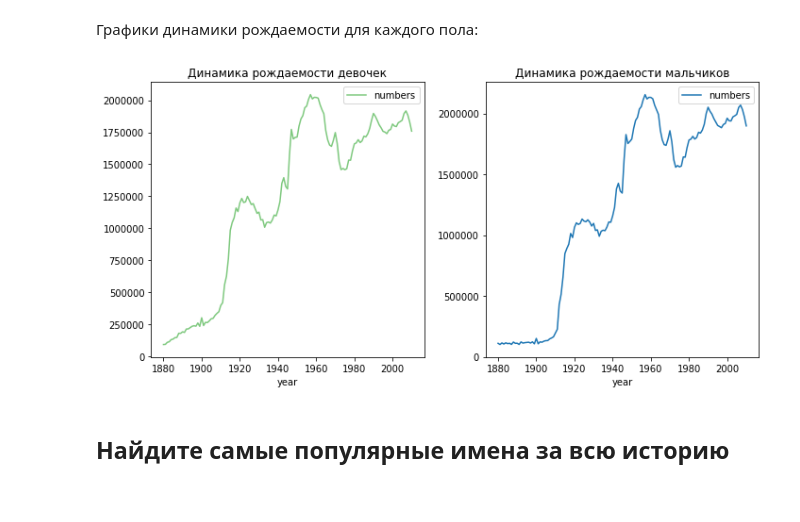
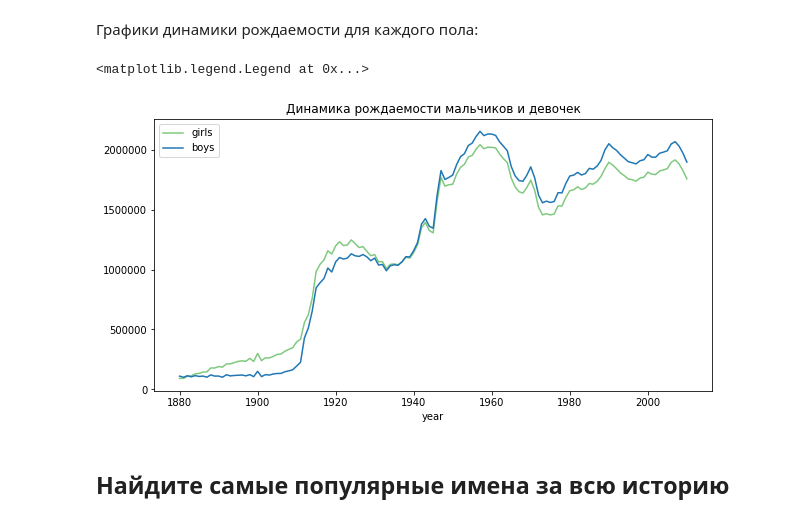
Before and after one commit to andrepopoff/BigData, a Jupyter notebook: homework 2/part1.ipynb, the cells around one changed output. Cells and saved outputs as stored; diff of their text form; code cells hidden in the pictures.

```diff
--- a/homework 2/part1.ipynb
+++ b/homework 2/part1.ipynb
@@ -62,14 +60,13 @@ array([<matplotlib.axes._subplots.AxesSubplot object at 0x...>],
 # %% [markdown]
 Графики динамики рождаемости для каждого пола:
 # %%
-fig, axes = plt.subplots(nrows=1, ncols=2)
-
-df2[df2['sex'].values == 'F'].plot(x='year', title='Динамика рождаемости девочек', colormap='Accent', ax=axes[0], figsize=(10, 5))
-df2[df2['sex'].values == 'M'].plot(x='year', title='Динамика рождаемости мальчиков', ax=axes[1], figsize=(10, 5))
-
-fig.tight_layout()
+fig, ax = plt.subplots(1, 1)
+df2[df2['sex'].values == 'F'].plot(x='year', colormap='Accent', ax=ax, figsize=(10, 5))
+df2[df2['sex'].values == 'M'].plot(x='year', title='Динамика рождаемости мальчиков и девочек', ax=ax, figsize=(10, 5))
+ax.legend(['girls', 'boys'])
 # %% [output]
+<matplotlib.legend.Legend at 0x...>
-[figure, old version]
+[figure, new version]
 # %% [markdown]
 ## Найдите самые популярные имена за всю историю
 # %%
```
Also changed, not shown: parts of 1 cell of this notebook.
